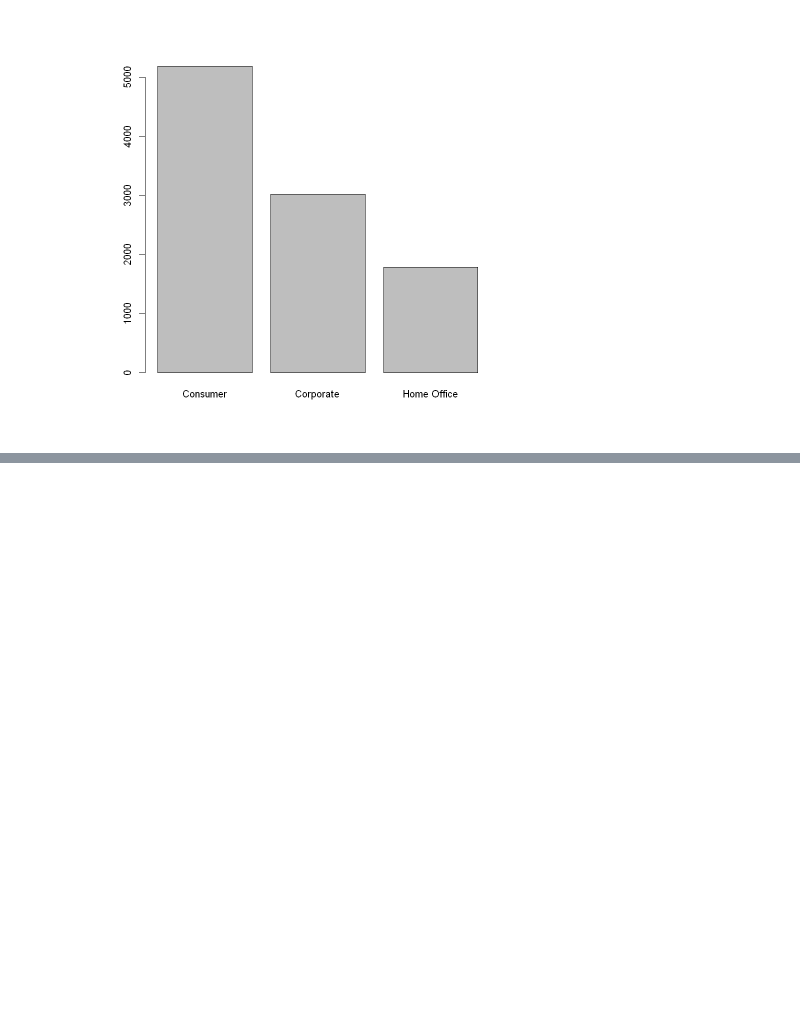
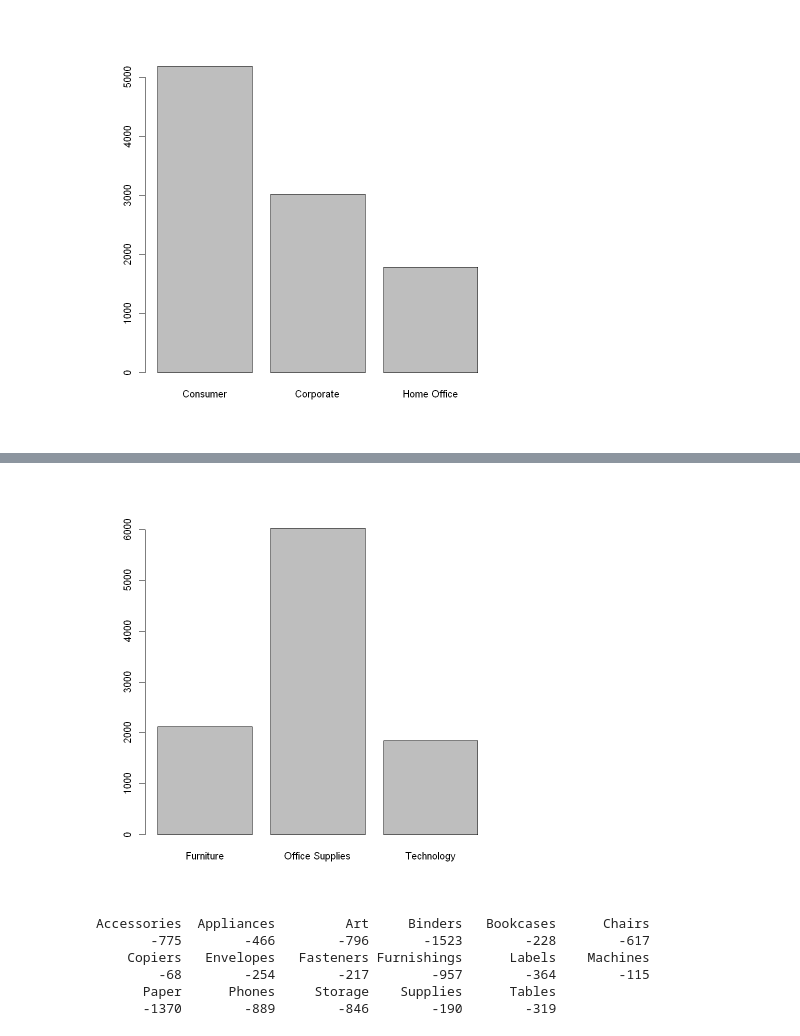
Before and after one commit to ayan27999/codeone, a Jupyter notebook: R_dataAnalysis.ipynb, the cells around one changed output, grey strips where cells are left out. Drawn from its saved outputs; the diff is of its cells as text; code cells hidden in the pictures; blank space fills up the shorter version.

```diff
--- a/R_dataAnalysis.ipynb
+++ b/R_dataAnalysis.ipynb
@@ -108,0 +243,15 @@ barplot(sort(table(x$segment),decreasing = TRUE))
+# %%
+# let see category vector by graph
+barplot((table(x$category)))
+# %% [output]
+[figure, added]
+# %%
+# let see the sub_category vector
+desc(table(x$sub_category))
+# %% [output]
+Accessories  Appliances         Art     Binders   Bookcases      Chairs
+       -775        -466        -796       -1523        -228        -617
+    Copiers   Envelopes   Fasteners Furnishings      Labels    Machines
+        -68        -254        -217        -957        -364        -115
+      Paper      Phones     Storage    Supplies      Tables
+      -1370        -889        -846        -190        -319
```
Also changed, not shown: parts of 18 cells of this notebook.
